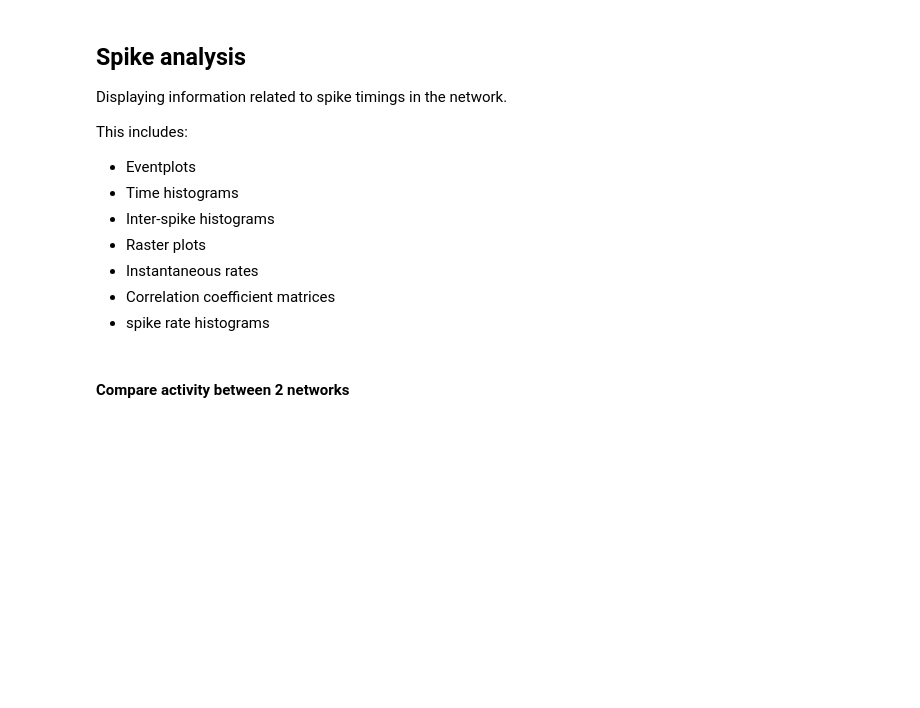
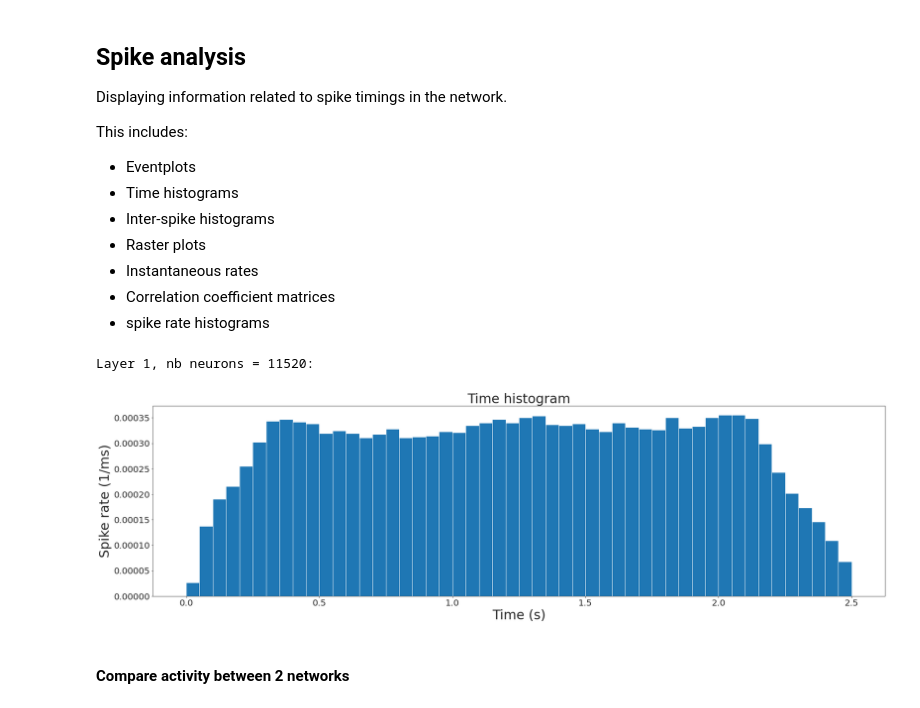
Before and after one commit to comsee-research/Neuvisys-analysis, a Jupyter notebook: Neuvisys.ipynb, the cells around one changed output. Cells and saved outputs as stored; diff of their text form; code cells hidden in the pictures; blank space fills up the shorter version.

```diff
--- a/Neuvisys.ipynb
+++ b/Neuvisys.ipynb
@@ -156,0 +170,5 @@ event_vs_network_activity(spinet, "/home/thomas/Videos/natural/office/office_hov
+# %%
+network_path = "/home/thomas/Networks/natural/activity_recording/juggling/learned_basis/"
+spinet_learned = SpikingNetwork(network_path, loading=[True, True, False, False])
+network_path = "/home/thomas/Networks/natural/activity_recording/juggling/random_basis/"
+spinet_random = SpikingNetwork(network_path, loading=[True, True, False, False])
@@ -168,19 +223,19 @@ This includes:
 - Correlation coefficient matrices
 - spike rate histograms
 # %%
-full = True
 for layer, layer_spike_train in enumerate(spinet.spikes):
     print("Layer " + str(layer + 1) + ", nb neurons = " + str(len(spinet.neurons[layer])) + ":")
 
-    if full:
-        sts = spike_trains(layer_spike_train)
-        path = network_path + "figures/"
-        raster_plot(sts, layer, path)
-        # event_plot(sts, layer, path)
-        time_histogram(sts, layer, 50, path)
-        # spike_rate_histogram(layer_spike_train, layer, path)
-        # isi_histogram(sts, layer, path)
-        # instantaneous_rates(sts, layer, path)
-        # correlation_coeficient_matrix(sts, layer, 50, path)
-    else:
-        fast_time_histogram(layer_spike_train, bins=50, display=True)
+    sts = spike_trains(layer_spike_train)
+    path = network_path + "figures/"
+    # raster_plot(sts, layer, path)
+    # event_plot(sts, layer, path)
+    time_histogram(sts, layer, 50, path)
+    # spike_rate_histogram(layer_spike_train, layer, path)
+    # isi_histogram(sts, layer, path)
+    # instantaneous_rates(sts, layer, path, 100, 100)
+    # correlation_coeficient_matrix(sts, layer, 50, path)
+    break
+# %% [output]
+Layer 1, nb neurons = 11520:
+[figure, added]
```
Also changed, not shown: parts of 18 cells of this notebook, 6 other files.
